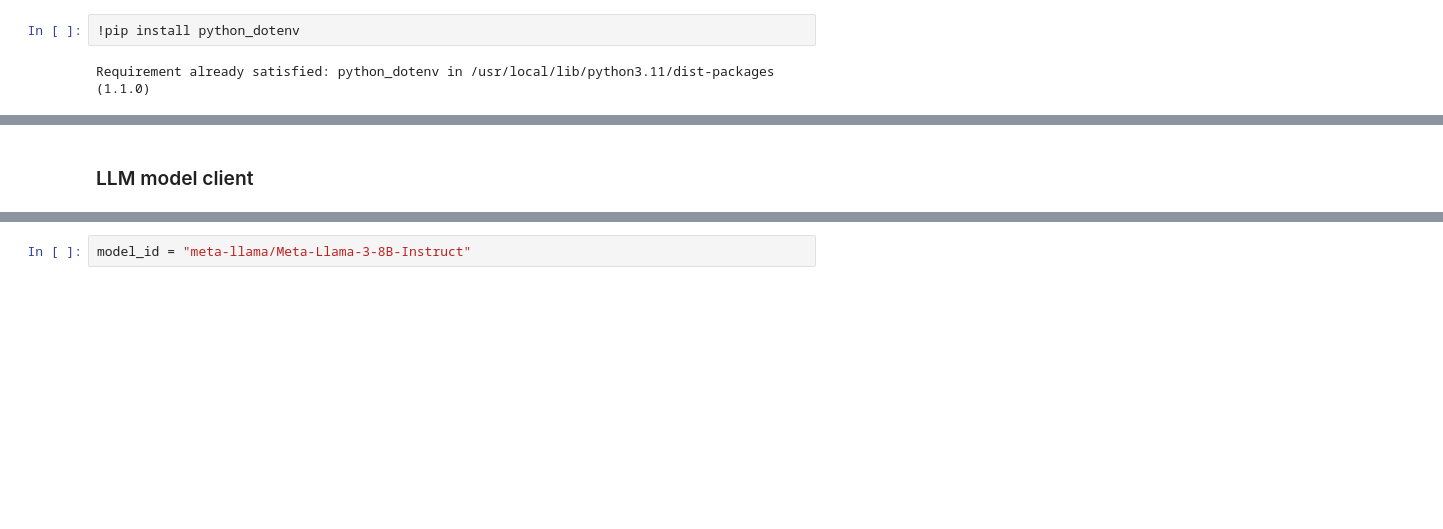
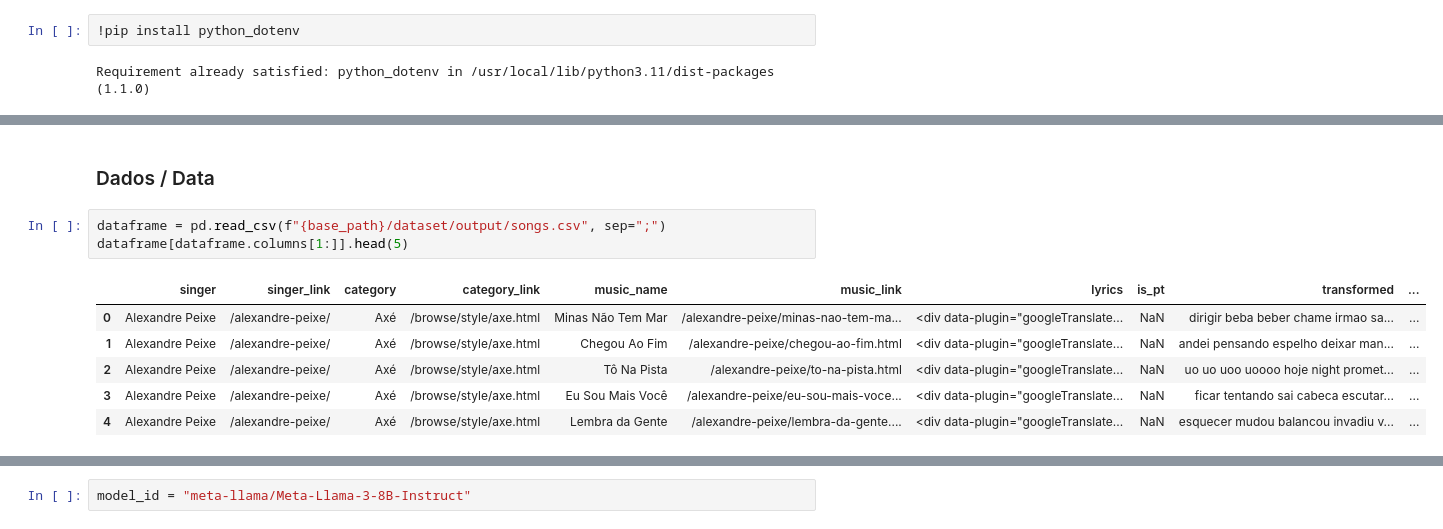
Before and after one commit to joaoflauzino/music_style_classification, a Jupyter notebook: notebooks/SongsClassifier.ipynb, the cells around one changed output, grey strips where cells are left out. Drawn from its saved outputs; the diff is of its cells as text; blank space fills up the shorter version.

```diff
--- a/notebooks/SongsClassifier.ipynb
+++ b/notebooks/SongsClassifier.ipynb
@@ -67,2 +185,12 @@ def get_avg_wordcount_by_genre(path: str = f"{base_path}/dataset/output/songs.cs
-# %% [markdown]
-### LLM model client
+# %% [markdown]
+### Dados / Data
+# %%
+dataframe = pd.read_csv(f"{base_path}/dataset/output/songs.csv", sep=";")
+dataframe[dataframe.columns[1:]].head(5)
+# %% [output]
+|  | singer | singer_link | category | category_link | music_name | music_link | lyrics | is_pt | transformed | ... |
+| 0 | Alexandre Peixe | /alexandre-peixe/ | Axé | /browse/style/axe.html | Minas Não Tem Mar | /alexandre-peixe/minas-nao-tem-ma... | <div data-plugin="googleTranslate... | NaN | dirigir beba beber chame irmao sa... | ... |
+| 1 | Alexandre Peixe | /alexandre-peixe/ | Axé | /browse/style/axe.html | Chegou Ao Fim | /alexandre-peixe/chegou-ao-fim.html | <div data-plugin="googleTranslate... | NaN | andei pensando espelho deixar man... | ... |
+| 2 | Alexandre Peixe | /alexandre-peixe/ | Axé | /browse/style/axe.html | Tô Na Pista | /alexandre-peixe/to-na-pista.html | <div data-plugin="googleTranslate... | NaN | uo uo uoo uoooo hoje night promet... | ... |
+| 3 | Alexandre Peixe | /alexandre-peixe/ | Axé | /browse/style/axe.html | Eu Sou Mais Você | /alexandre-peixe/eu-sou-mais-voce... | <div data-plugin="googleTranslate... | NaN | ficar tentando sai cabeca escutar... | ... |
+| 4 | Alexandre Peixe | /alexandre-peixe/ | Axé | /browse/style/axe.html | Lembra da Gente | /alexandre-peixe/lembra-da-gente.... | <div data-plugin="googleTranslate... | NaN | esquecer mudou balancou invadiu v... | ... |
```
Also changed, not shown: parts of 46 cells of this notebook, 4 other files.
